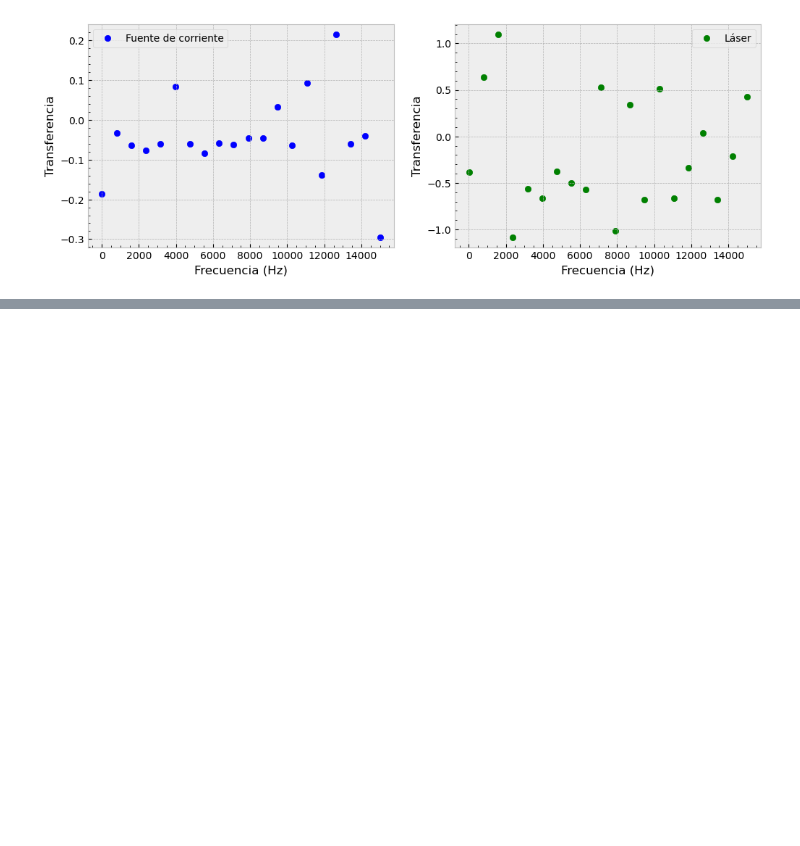
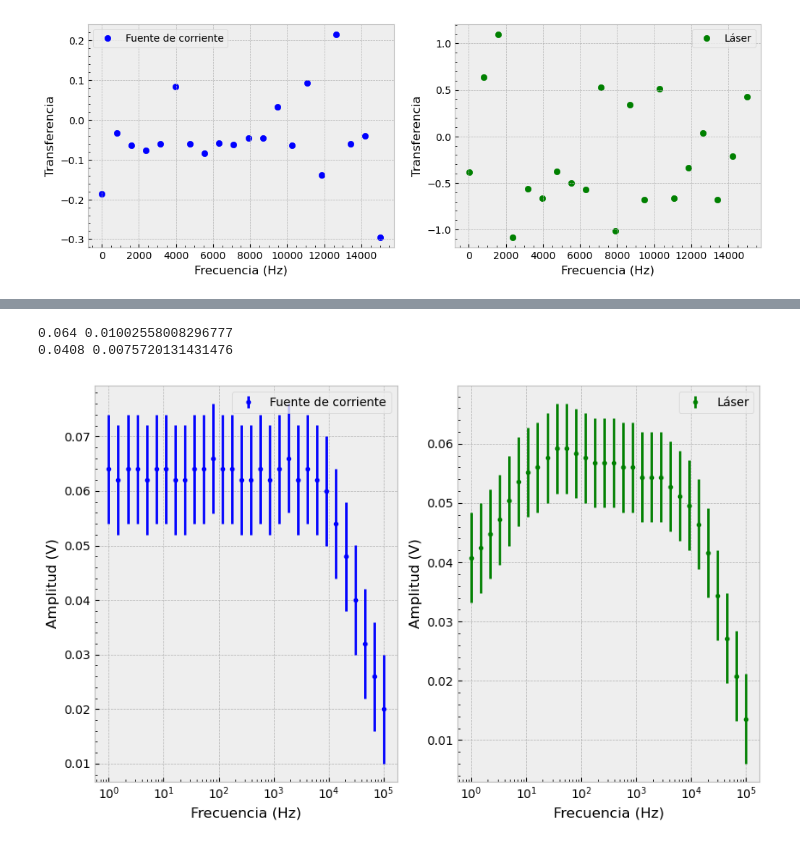
Before and after one commit to DelManuel/Magnetometro-optico, a Jupyter notebook: códigos/analisis_barrido_frecuencia.ipynb, the cells around one changed output, grey strips where cells are left out. Drawn from its saved outputs; the diff is of its cells as text; code cells hidden in the pictures; blank space fills up the shorter version.

```diff
--- a/códigos/analisis_barrido_frecuencia.ipynb
+++ b/códigos/analisis_barrido_frecuencia.ipynb
@@ -10,7 +10,6 @@ plt.rcParams["xtick.minor.visible"] = True
 plt.rcParams["ytick.minor.visible"] = True
 # %%
 def cargar_datos(file_name : str) -> list:
-
     # Cargamos los datos
     with open(file_name, "rb") as f:
         dic = pickle.load(f)
@@ -20,10 +19,22 @@ def cargar_datos(file_name : str) -> list:
     freq_values = [float(freq[:-2]) for freq in freq_values_keys]
     t1, V1 = [dic[f'{freq}Hz']['t_1'] for freq in freq_values], [dic[f'{freq}Hz']['V_1'] for freq in freq_values]
     t2, V2 = [dic[f'{freq}Hz']['t_2'] for freq in freq_values], [dic[f'{freq}Hz']['V_2'] for freq in freq_values]
-    amp1 = [np.max(v1)-np.min(v1) for v1 in V1] # para ver los datos sobre la hora, hay que calcular bien esto
-    amp2 = [np.max(v2)-np.min(v2) for v2 in V2] # para ver los datos sobre la hora, hay que calcular bien esto
+    amp1 = np.array([np.max(v1)-np.min(v1) for v1 in V1]) # para ver los datos sobre la hora, hay que calcular bien esto
+    amp2 = np.array([np.max(v2)-np.min(v2) for v2 in V2]) # para ver los datos sobre la hora, hay que calcular bien esto
 
+    scale_1 = [dic[freq]["scale"][0] for freq in freq_values_keys]
+
+    scale_2 = [dic[freq]["scale"][1] for freq in freq_values_keys]
+
+    amp1_err = np.array([np.sqrt((0.004*max(v1)+ 3/1000 + 0.1*scale_1[i])**2+(0.004*min(v1)+ 3/1000 + 0.1*scale_1[i])**2) for i,v1 in enumerate(V1)])
+    # print(max(V2[-1]),0.004*max(V2[-1])+ 3/1000 + 0.1*scale_2[0])
+    # print(amp1[-1], amp1_err[-1])
+    # print("\n")
+
+    # print((0.004*max(V2[-1])+ 3/1000 + 0.1*scale_2[0])/max(V1[-1]))
+    amp2_err = np.array([np.sqrt((0.004*max(v2)+ 3/1000 + 0.1*scale_2[i])**2+(0.004*min(v2)+ 3/1000 + 0.1*scale_2[i])**2) for i,v2 in enumerate(V2)])
+    # print(amp2[-1], amp2_err[-1])
     # Creamos una lista para guardar todos los datos que nos interesan
-    lista_mediciones = [freq_values, t1, V1, t2, V2, amp1, amp2]
+    lista_mediciones = [freq_values, t1, V1, t2, V2, amp1, amp2, amp1_err, amp2_err]
 
     return lista_mediciones
@@ -106,0 +145,26 @@ plt.show()
+# %%
+carpetas = ["Fuente de corriente", "Tiempo de respuesta del laser"] # La R del fotodiodo era de 50 Ohm
+labels = ["Fuente de corriente", "Láser"]
+colors = ["b", "g"]
+Ts = []
+
+fig, axs = plt.subplots(ncols = 2, figsize = (10,6))
+
+for i, ax in enumerate(fig.axes):
+    file_name = f"../mediciones/D.D/{carpetas[i]}/Barrido sinusoidal 02-06.pickle"
+    freqs, t1, V1, t2, V2, amp1, amp2, amp1_err, amp2_err = cargar_datos(file_name)
+    print(amp2[0], amp2_err[0])
+
+
+
+    ax.errorbar(freqs, amp2, yerr = amp2_err, color = colors[i], label = labels[i], fmt = ".")
+    # ax.set_yscale("log")
+    ax.set_xscale("log")
+    ax.set_ylabel('Amplitud (V)')
+    ax.set_xlabel('Frecuencia (Hz)')
+    ax.legend()
+plt.show()
+# %% [output]
+0.064 0.01002558008296777
+0.0408 0.0075720131431476
+[figure, added]
```
Also changed, not shown: parts of 5 cells of this notebook, 4 other files.
